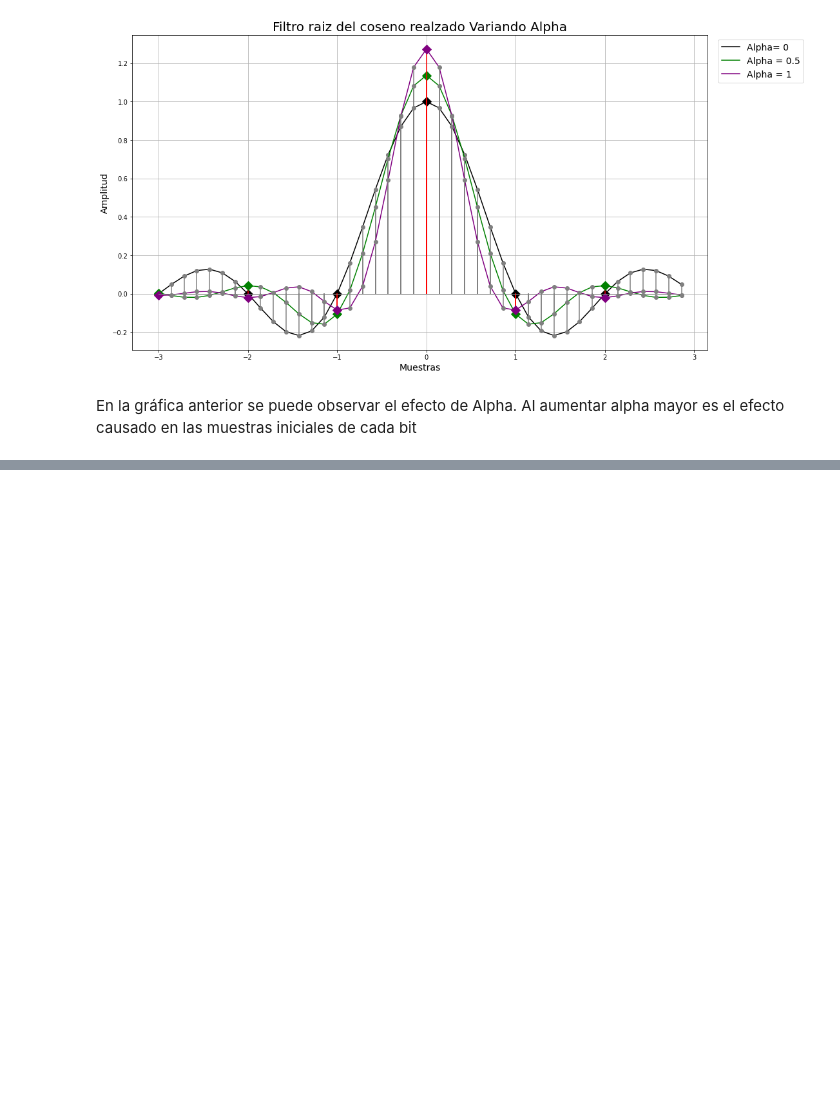
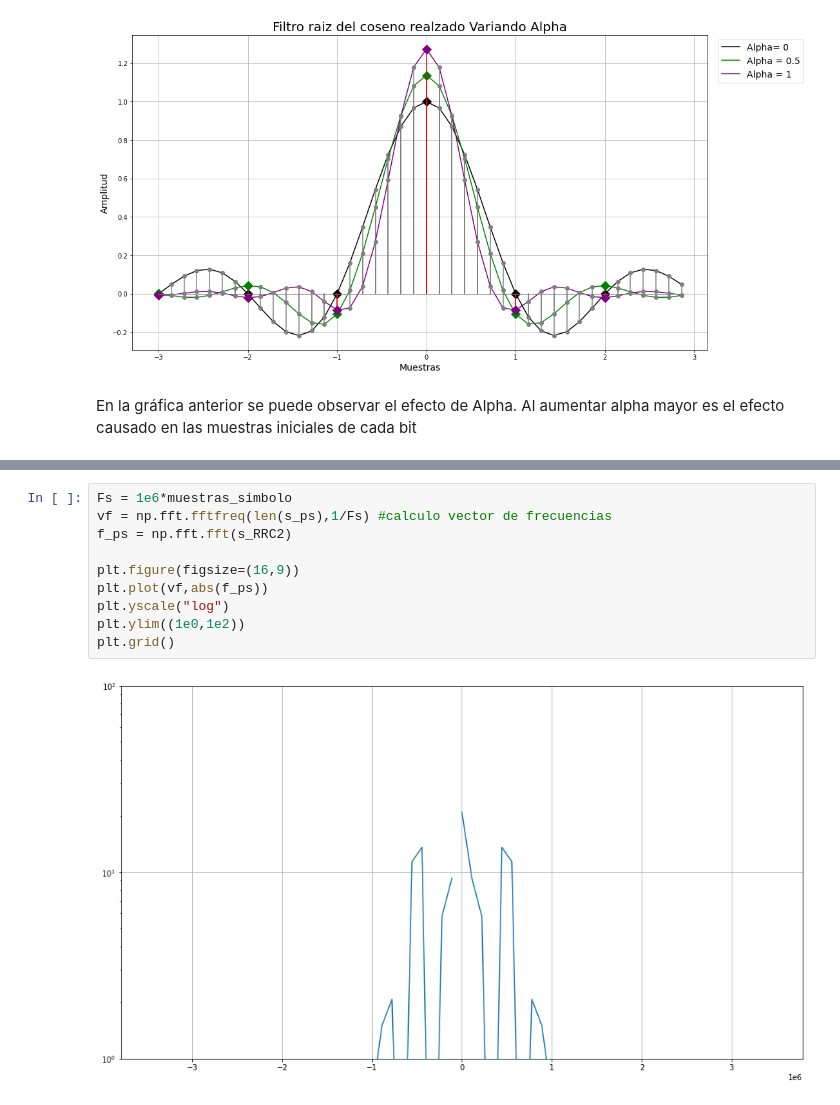
Before and after one commit to JohanEstebanCuervo/Color_Reproduction_Multiespectral_Images, a Jupyter notebook: Pulse_Amplitude_Modulation_PAM.ipynb, the cells around one changed output, grey strips where cells are left out. Drawn from its saved outputs; the diff is of its cells as text; blank space fills up the shorter version.

```diff
--- a/Pulse_Amplitude_Modulation_PAM.ipynb
+++ b/Pulse_Amplitude_Modulation_PAM.ipynb
@@ -134,0 +294,12 @@ En la gráfica anterior se puede observar el efecto de Alpha. Al aumentar alpha
+# %%
+Fs = 1e6*muestras_simbolo
+vf = np.fft.fftfreq(len(s_ps),1/Fs) #calculo vector de frecuencias
+f_ps = np.fft.fft(s_RRC2)
+
+plt.figure(figsize=(16,9))
+plt.plot(vf,abs(f_ps))
+plt.yscale("log")
+plt.ylim((1e0,1e2))
+plt.grid()
+# %% [output]
+[figure, added]
```
Also changed, not shown: parts of 12 cells of this notebook.
